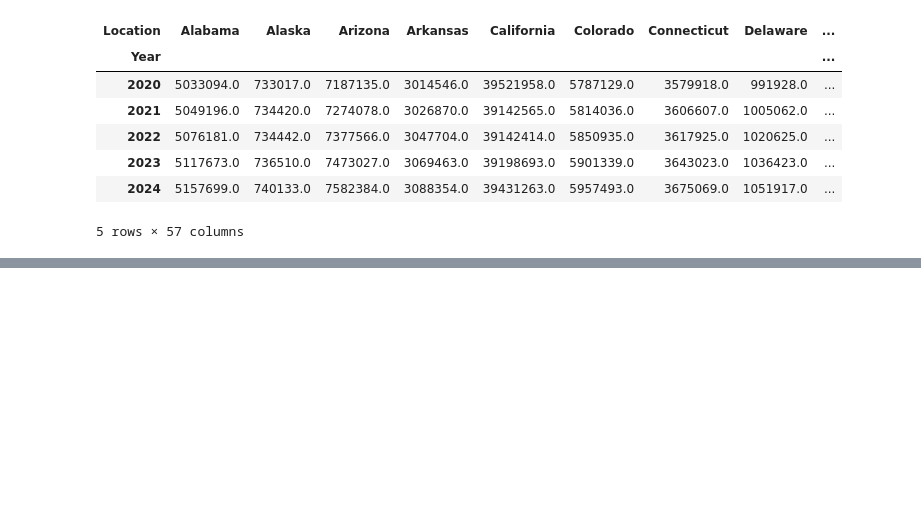
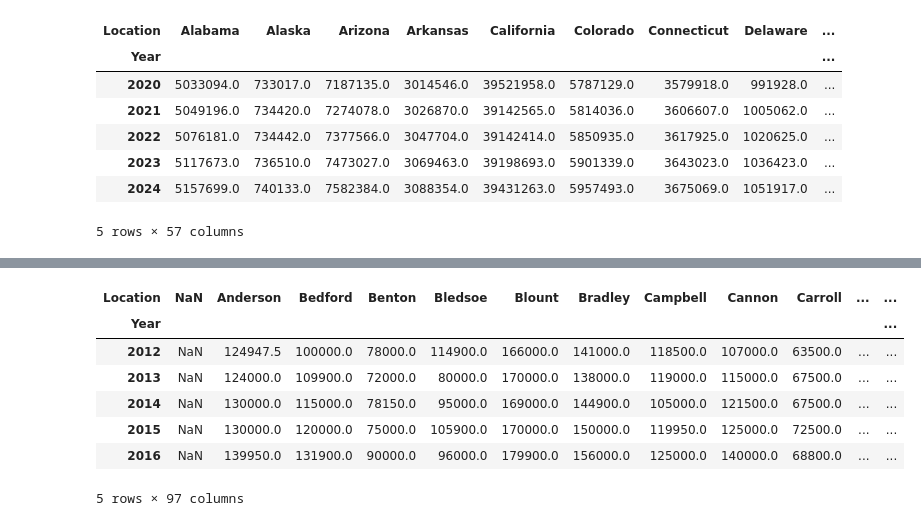
Before and after one commit to mbainbridge950/tennessee_population_after_covid, a Jupyter notebook: notebooks/tn_population.ipynb, the cells around one changed output, grey strips where cells are left out. Drawn from its saved outputs; the diff is of its cells as text; code cells hidden in the pictures; blank space fills up the shorter version.

```diff
--- a/notebooks/tn_population.ipynb
+++ b/notebooks/tn_population.ipynb
@@ -769,0 +821,18 @@ national_pop.drop(columns = 'Estimates Base').melt(id_vars='Location',var_name='
+# %%
+#drop(columns = 'Estimates Base').melt(id_vars='Location',var_name='Year',value_name='population').pivot(index='Year',columns = 'Location',values='population')
+#home_sales_2012_2023_price.melt(id_vars='Location', var_name= 'price').pivot(index='Year', columns = 'Locatiion', values = 'price')
+home_sales_2012_2023_price_clean = (
+    home_sales_2012_2023_price
+    .melt(id_vars='Location', var_name='Year', value_name='price')
+    .pivot(index='Year', columns='Location', values='price')
+)
+home_sales_2012_2023_price_clean.head()
+# %% [output]
+| Location | NaN | Anderson | Bedford | Benton | Bledsoe | Blount | Bradley | Campbell | Cannon | Carroll | ... | ... |
+| Year |  |  |  |  |  |  |  |  |  |  |  | ... |
+| 2012 | NaN | 124947.5 | 100000.0 | 78000.0 | 114900.0 | 166000.0 | 141000.0 | 118500.0 | 107000.0 | 63500.0 | ... | ... |
+| 2013 | NaN | 124000.0 | 109900.0 | 72000.0 | 80000.0 | 170000.0 | 138000.0 | 119000.0 | 115000.0 | 67500.0 | ... | ... |
+| 2014 | NaN | 130000.0 | 115000.0 | 78150.0 | 95000.0 | 169000.0 | 144900.0 | 105000.0 | 121500.0 | 67500.0 | ... | ... |
+| 2015 | NaN | 130000.0 | 120000.0 | 75000.0 | 105900.0 | 170000.0 | 150000.0 | 119950.0 | 125000.0 | 72500.0 | ... | ... |
+| 2016 | NaN | 139950.0 | 131900.0 | 90000.0 | 96000.0 | 179900.0 | 156000.0 | 125000.0 | 140000.0 | 68800.0 | ... | ... |
+5 rows × 97 columns
```
Also changed, not shown: parts of 10 cells of this notebook, 15 other files.
